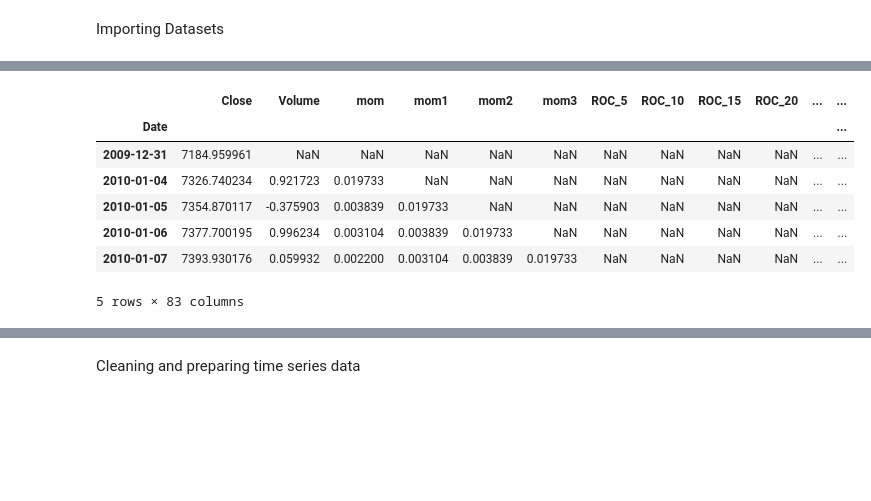
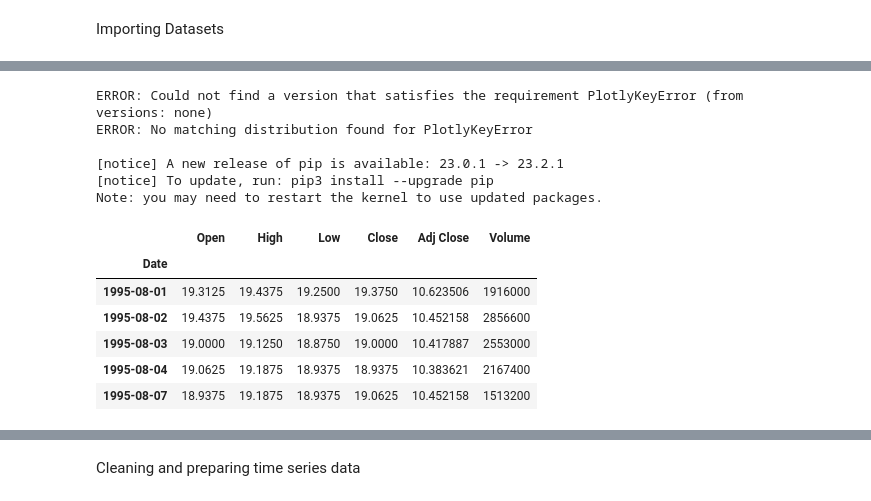
Before and after one commit to 21-ri/pro, a Jupyter notebook: Untitled-1.ipynb, the cells around one changed output, grey strips where cells are left out. Drawn from its saved outputs; the diff is of its cells as text; code cells hidden in the pictures; blank space fills up the shorter version.

```diff
--- a/Untitled-1.ipynb
+++ b/Untitled-1.ipynb
@@ -3 +45,11 @@ Importing Datasets
+# %%
+
+pip install PlotlyKeyError
+# %% [output]
+ERROR: Could not find a version that satisfies the requirement PlotlyKeyError (from versions: none)
+ERROR: No matching distribution found for PlotlyKeyError
+
+[notice] A new release of pip is available: 23.0.1 -> 23.2.1
+[notice] To update, run: pip3 install --upgrade pip
+Note: you may need to restart the kernel to use updated packages.
 # %%
@@ -8,16 +73,15 @@ from statsmodels.tsa.arima_model import ARIMA
 from statsmodels.graphics.tsaplots import plot_acf, plot_pacf
 from statsmodels.tsa.stattools import adfuller
 # %%
-df = pd.read_csv('/Users/parthshah/Downloads/sm/Processed_NYSE.csv' ,index_col='Date', parse_dates=['Date'])
+df = pd.read_csv('/Users/parthshah/Downloads/sm/MCD-2.csv' ,index_col='Date', parse_dates=['Date'])
 
 df.head()
 # %% [output]
-|  | Close | Volume | mom | mom1 | mom2 | mom3 | ROC_5 | ROC_10 | ROC_15 | ROC_20 | ... | ... |
-| Date |  |  |  |  |  |  |  |  |  |  |  | ... |
-| 2009-12-31 | 7184.959961 | NaN | NaN | NaN | NaN | NaN | NaN | NaN | NaN | NaN | ... | ... |
-| 2010-01-04 | 7326.740234 | 0.921723 | 0.019733 | NaN | NaN | NaN | NaN | NaN | NaN | NaN | ... | ... |
-| 2010-01-05 | 7354.870117 | -0.375903 | 0.003839 | 0.019733 | NaN | NaN | NaN | NaN | NaN | NaN | ... | ... |
-| 2010-01-06 | 7377.700195 | 0.996234 | 0.003104 | 0.003839 | 0.019733 | NaN | NaN | NaN | NaN | NaN | ... | ... |
-| 2010-01-07 | 7393.930176 | 0.059932 | 0.002200 | 0.003104 | 0.003839 | 0.019733 | NaN | NaN | NaN | NaN | ... | ... |
+|  | Open | High | Low | Close | Adj Close | Volume |
+| Date |  |  |  |  |  |  |
+| 1995-08-01 | 19.3125 | 19.4375 | 19.2500 | 19.3750 | 10.623506 | 1916000 |
+| 1995-08-02 | 19.4375 | 19.5625 | 18.9375 | 19.0625 | 10.452158 | 2856600 |
+| 1995-08-03 | 19.0000 | 19.1250 | 18.8750 | 19.0000 | 10.417887 | 2553000 |
+| 1995-08-04 | 19.0625 | 19.1875 | 18.9375 | 18.9375 | 10.383621 | 2167400 |
+| 1995-08-07 | 18.9375 | 19.1875 | 18.9375 | 19.0625 | 10.452158 | 1513200 |
-5 rows × 83 columns
 # %%
```
Also changed, not shown: parts of 103 cells of this notebook.
